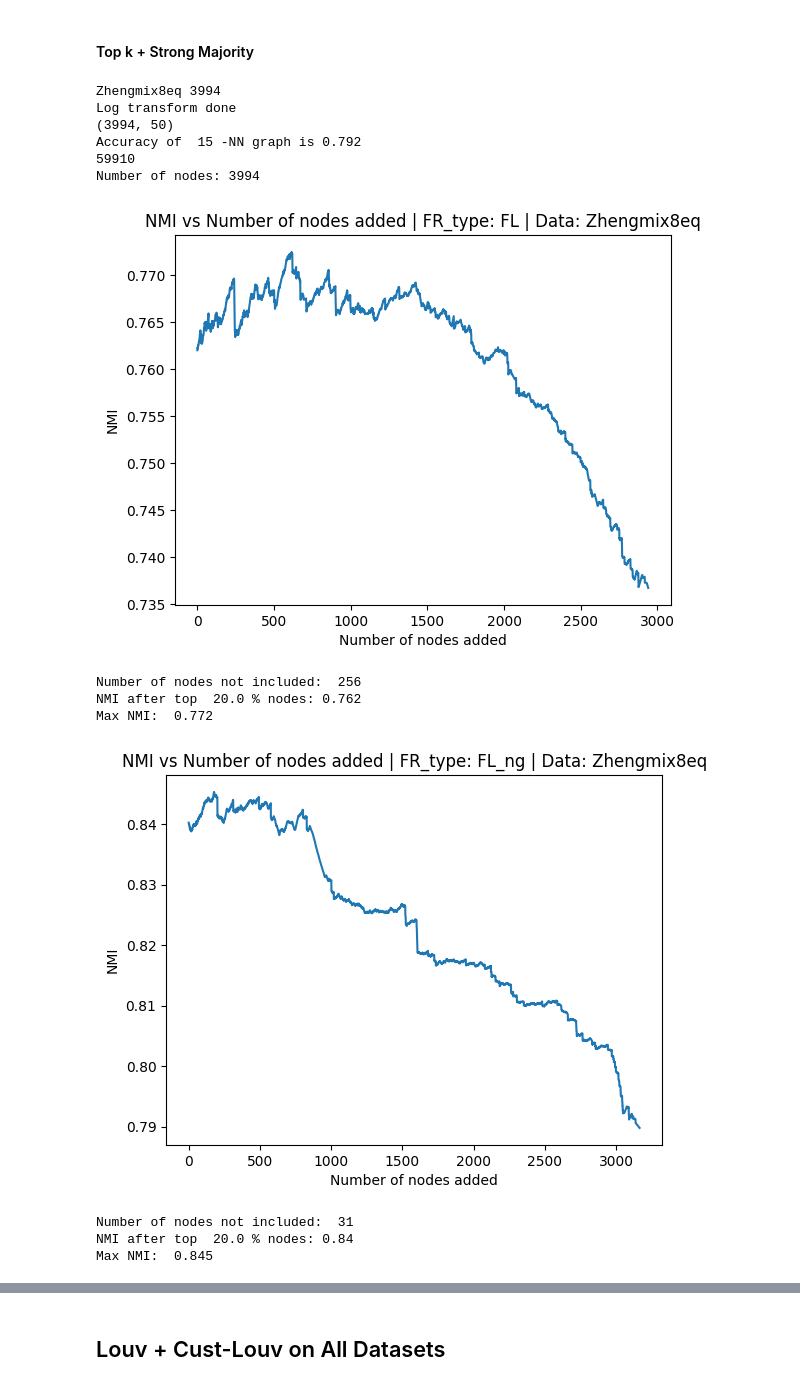
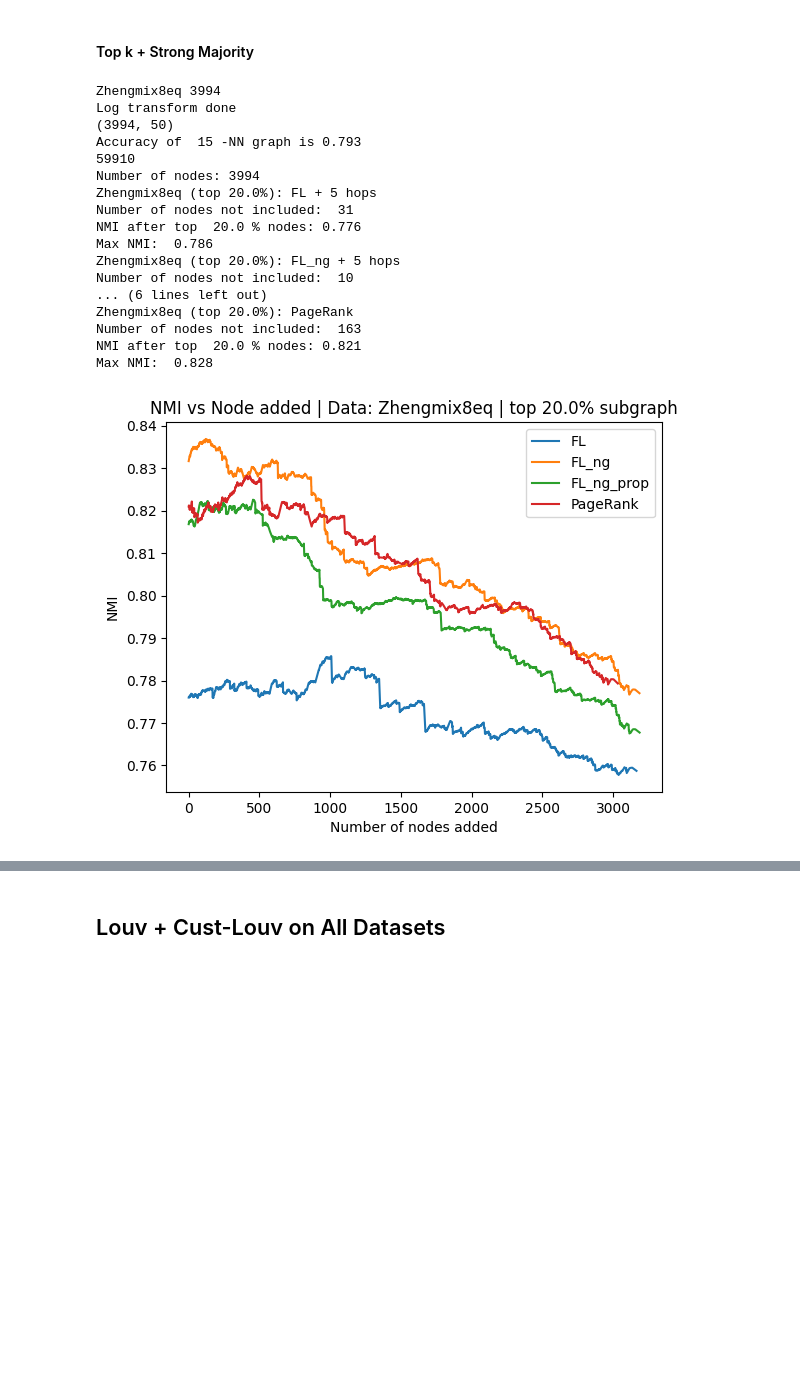
Before and after one commit to csmukherjee/MCPC_Clustering, a Jupyter notebook: Codes/execute-data.ipynb, the cells around one changed output, grey strips where cells are left out. Saved outputs shown, nothing was run; the diff lists cells and outputs as text; code cells hidden in the pictures; blank space fills up the shorter version.

```diff
--- a/Codes/execute-data.ipynb
+++ b/Codes/execute-data.ipynb
@@ -570,7 +570,7 @@ for data in data_names:
                         name = data +  ' (top ' + str(k*100) + '%): '+ str(FR_tp[FR_type]) + ' + '+ str(Num_hops[Num_hop]) +' hops' + ' + Survive: '+str(survive)
                         if FR_type==3:
                             name = data + ' (top ' + str(k*100) + '%): PageRank' + ' + Survive: '+str(survive)
-                    #print(name)
+                    print(name)
 
 
                     '''
@@ -596,6 +596,7 @@ for data in data_names:
                     for res in res_list:
                         #partition = RC10.louvain_partitions(H, seed=0,resolution=res,FR_order=FR_order, FR_Recalc=FR_Rec, FR_type=FR_type, Mod_type=Mod_type)
                         partition = Louv.louvain_partitions(H, seed=0,resolution=res)
+                        #partition = Louv.louvain_partitions(H,resolution=res)
 
                         partition_ = deque(partition, maxlen=1).pop()
 
@@ -624,45 +625,56 @@ for data in data_names:
 
                     flag = 1
 
                     #node in the order of FR value
 
                     while(flag):
                         flag = 0
                         for node in node_ordered_by_FR:
                             #Already has a community assigned (Skip)
                             if H_label[node] != -1:
                                 continue
                             new_comm = vote(G, H_label, node)
                             if new_comm != -1:
                                 H_label[node] = new_comm
                                 flag=1
                                 #Calculate new NMI
                                 new_nmi = get_NMI2(H_label, label)
                                 #print('NMI:',new_nmi)
                                 NMI_List.append(new_nmi)
                                 break
                     #Plot NMI_List
-                    plt.plot(NMI_List)
-                    plt.xlabel('Number of nodes added')
-                    plt.ylabel('NMI')
-                    plt.title('NMI vs Number of nodes added ' + '| FR_type: ' + str(FR_tp[FR_type]) + ' ' + '| Data: ' + data)
-                    plt.show()
-                    #+1 because the first entry is the initial NMI
+                    #plot on the same graph
+                    #x = [i for i in range(G.number_of_nodes() - H.number_of_nodes())]
+                    plt.plot(NMI_List, label = str(FR_tp[FR_type]))
+
+                    # plt.title('NMI vs Number of nodes added ' + '| FR_type: ' + str(FR_tp[FR_type]) + ' ' + '| Data: ' + data)
+                    # plt.show()
+                    # #+1 because the first entry is the initial NMI
                     print('Number of nodes not included: ' , G.number_of_nodes() - H.number_of_nodes() - len(NMI_List)+1)
                     print('NMI after top ', k*100, '% nodes:', round(NMI_List[0],3))
                     print('Max NMI: ', round(max(NMI_List),3))
+        #Plot all at once
+        plt.xlabel('Number of nodes added')
+        plt.ylabel('NMI')
+        plt.title('NMI vs Node added ' + '| Data: ' + data + ' | top ' + str(k*100) + '% subgraph')
+        plt.legend()
+        plt.show()
 # %% [output]
 Zhengmix8eq 3994
 Log transform done
 (3994, 50)
-Accuracy of  15 -NN graph is 0.792
+Accuracy of  15 -NN graph is 0.793
 59910
 Number of nodes: 3994
+Zhengmix8eq (top 20.0%): FL + 5 hops
+Number of nodes not included:  31
+NMI after top  20.0 % nodes: 0.776
+Max NMI:  0.786
+Zhengmix8eq (top 20.0%): FL_ng + 5 hops
+Number of nodes not included:  10
+... (6 lines left out)
+Zhengmix8eq (top 20.0%): PageRank
+Number of nodes not included:  163
+NMI after top  20.0 % nodes: 0.821
+Max NMI:  0.828
-[figure, old version]
+[figure, new version]
-Number of nodes not included:  256
-NMI after top  20.0 % nodes: 0.762
-Max NMI:  0.772
-[figure, removed]
-Number of nodes not included:  31
-NMI after top  20.0 % nodes: 0.84
-Max NMI:  0.845
```
Also changed, not shown: parts of 1 cell of this notebook.
